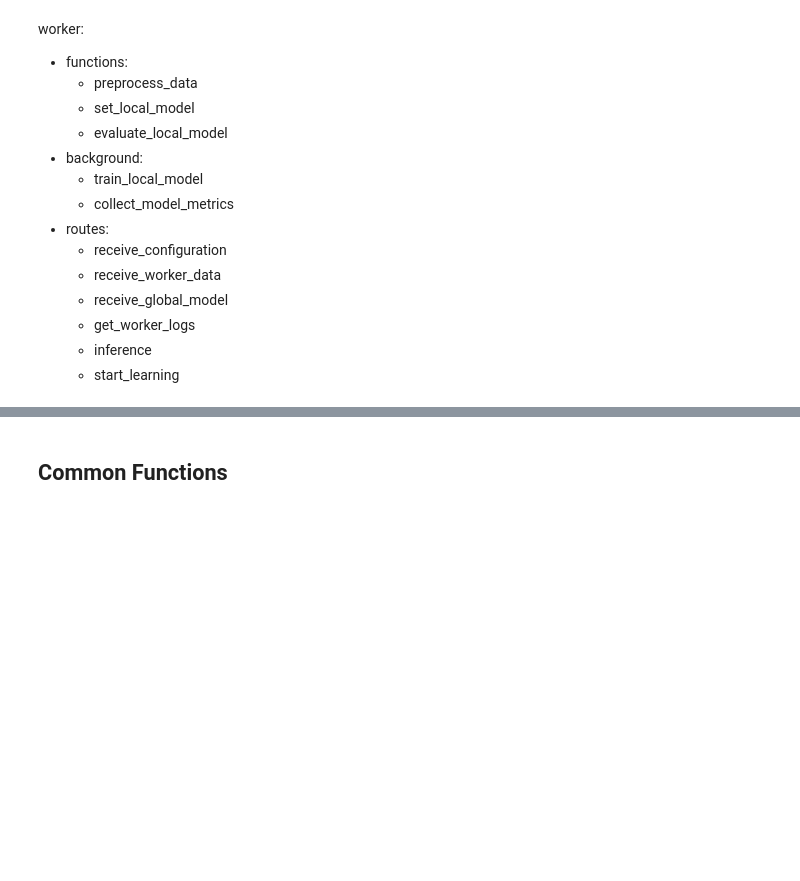
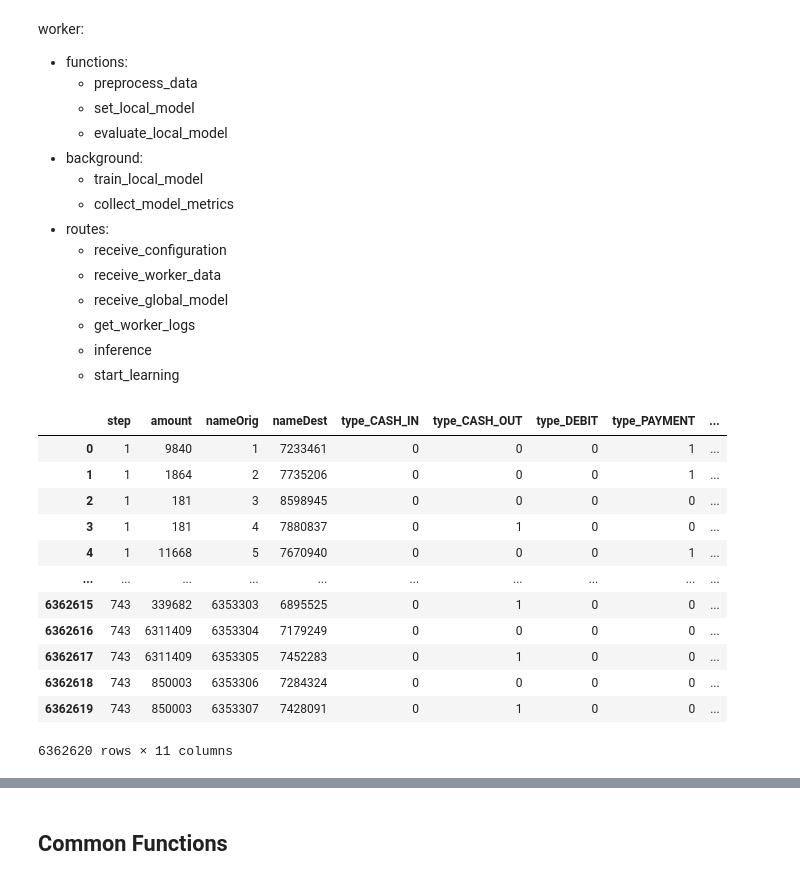
Before and after one commit to K123AsJ0k1/FFD, a Jupyter notebook: code/notebooks/testing/Central-Worker-Development.ipynb, the cells around one changed output, grey strips where cells are left out. Saved outputs shown, nothing was run; the diff lists cells and outputs as text; code cells hidden in the pictures; blank space fills up the shorter version.

```diff
--- a/code/notebooks/testing/Central-Worker-Development.ipynb
+++ b/code/notebooks/testing/Central-Worker-Development.ipynb
@@ -1292,3 +1292,21 @@ import torch
 import torch.nn as nn
 from torch.optim import SGD
 from torch.utils.data import DataLoader, TensorDataset
+# %%
+simulation_source_df = pd.read_csv('data/Formated_Fraud_Detection_Data.csv')
+# %%
+simulation_source_df
+# %% [output]
+|  | step | amount | nameOrig | nameDest | type_CASH_IN | type_CASH_OUT | type_DEBIT | type_PAYMENT | ... |
+| 0 | 1 | 9840 | 1 | 7233461 | 0 | 0 | 0 | 1 | ... |
+| 1 | 1 | 1864 | 2 | 7735206 | 0 | 0 | 0 | 1 | ... |
+| 2 | 1 | 181 | 3 | 8598945 | 0 | 0 | 0 | 0 | ... |
+| 3 | 1 | 181 | 4 | 7880837 | 0 | 1 | 0 | 0 | ... |
+| 4 | 1 | 11668 | 5 | 7670940 | 0 | 0 | 0 | 1 | ... |
+| ... | ... | ... | ... | ... | ... | ... | ... | ... | ... |
+| 6362615 | 743 | 339682 | 6353303 | 6895525 | 0 | 1 | 0 | 0 | ... |
+| 6362616 | 743 | 6311409 | 6353304 | 7179249 | 0 | 0 | 0 | 0 | ... |
+| 6362617 | 743 | 6311409 | 6353305 | 7452283 | 0 | 1 | 0 | 0 | ... |
+| 6362618 | 743 | 850003 | 6353306 | 7284324 | 0 | 0 | 0 | 0 | ... |
+| 6362619 | 743 | 850003 | 6353307 | 7428091 | 0 | 1 | 0 | 0 | ... |
+6362620 rows × 11 columns
```
Also changed, not shown: parts of 8 cells of this notebook, 3 other files.
